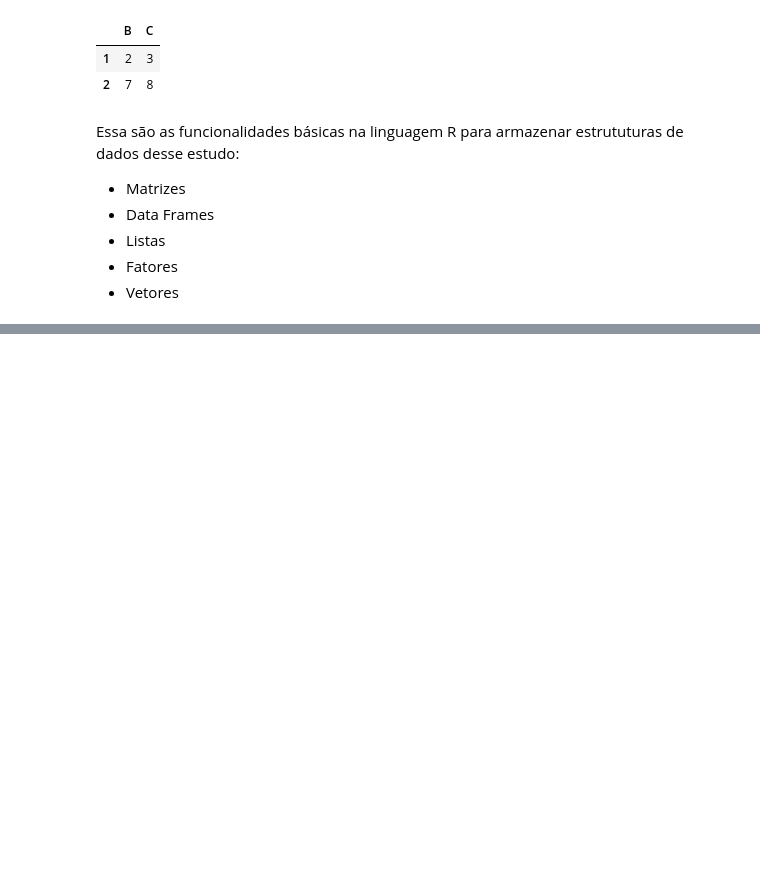
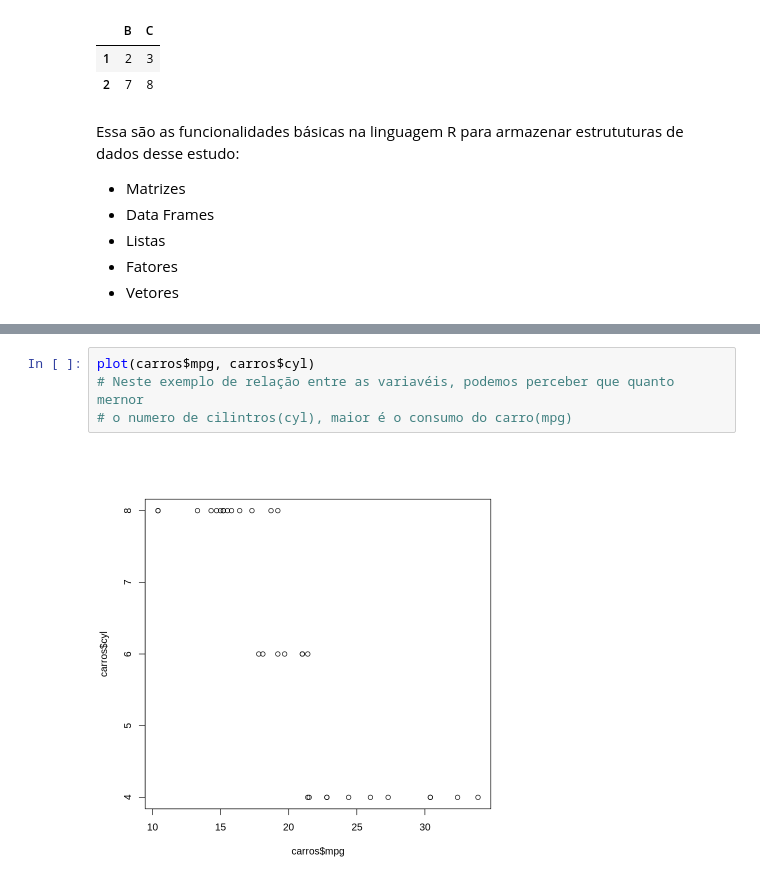
Before and after one commit to DanielMGuedes/Ling_R_Introduc_EVg, a Jupyter notebook: Linguagen_R_Tratamento_de_Dados.ipynb, the cells around one changed output, grey strips where cells are left out. Drawn from its saved outputs; the diff is of its cells as text; blank space fills up the shorter version.

```diff
--- a/Linguagen_R_Tratamento_de_Dados.ipynb
+++ b/Linguagen_R_Tratamento_de_Dados.ipynb
@@ -433,0 +709,6 @@ Essa são as funcionalidades básicas na linguagem R para armazenar estrututuras
+# %%
+plot(carros$mpg, carros$cyl)
+# Neste exemplo de relação entre as variavéis, podemos perceber que quanto mernor
+# o numero de cilintros(cyl), maior é o consumo do carro(mpg)
+# %% [output]
+[figure, added]
```
Also changed, not shown: parts of 64 cells of this notebook.
